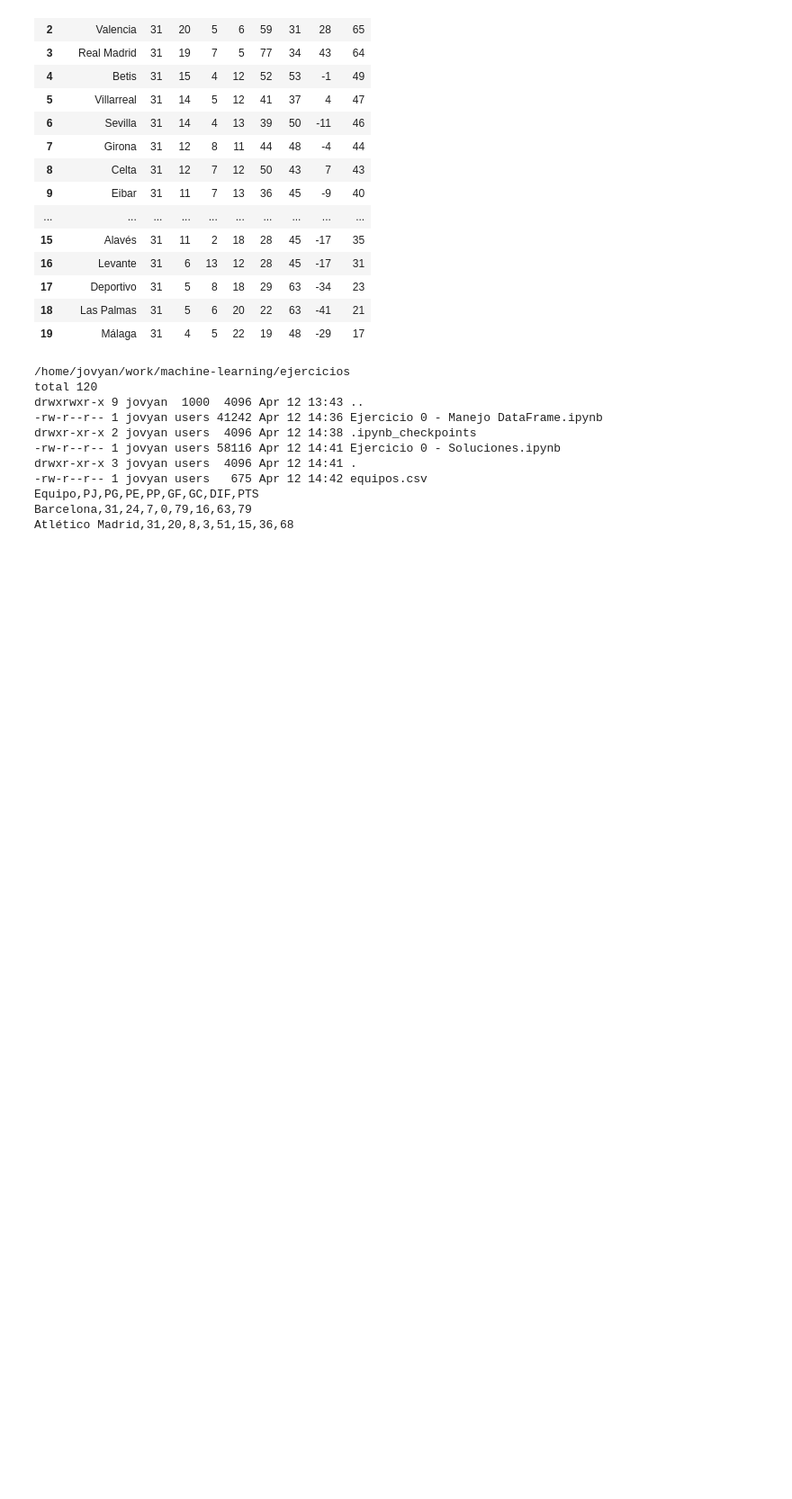
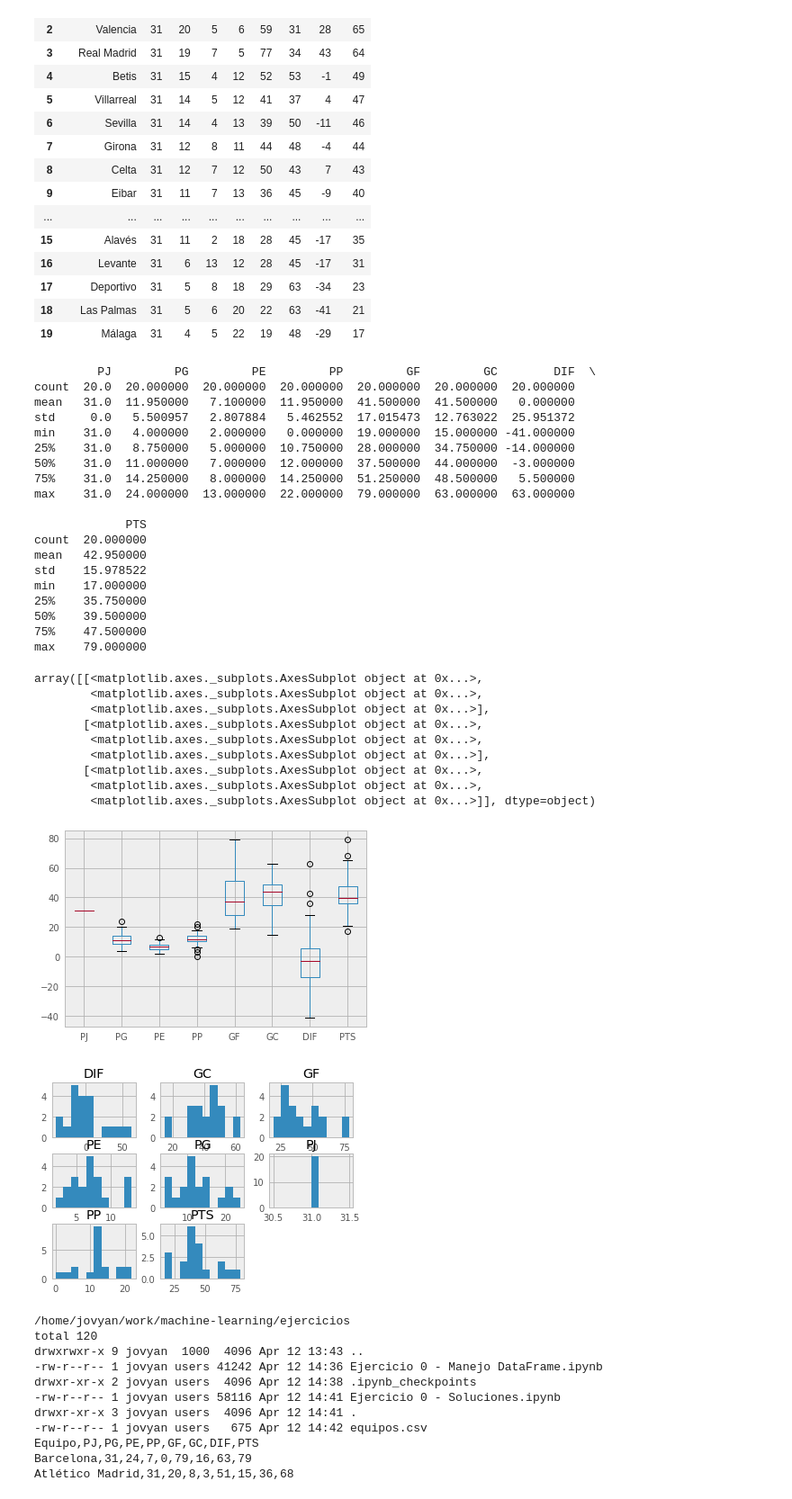
Before and after one commit to jaimevalero/python-machine-learning-book-2nd-edition, a Jupyter notebook: ejercicios/Ejercicio 0 - Manejo DataFrame.ipynb, the cells around one changed output. Shown at 90% size. Drawn from its saved outputs; the diff is of its cells as text; code cells hidden in the pictures; blank space fills up the shorter version.

Commit message:
Hist

```diff
--- a/ejercicios/Ejercicio 0 - Manejo DataFrame.ipynb
+++ b/ejercicios/Ejercicio 0 - Manejo DataFrame.ipynb
@@ -42,6 +42,44 @@ df
 | 17 | Deportivo | 31 | 5 | 8 | 18 | 29 | 63 | -34 | 23 |
 | 18 | Las Palmas | 31 | 5 | 6 | 20 | 22 | 63 | -41 | 21 |
 | 19 | Málaga | 31 | 4 | 5 | 22 | 19 | 48 | -29 | 17 |
+# %%
+print(df.describe())
+# Sacar las distribuciones de cada columna
+import matplotlib.pyplot as plt
+pd.options.display.mpl_style = 'default'
+df.boxplot()
+df.hist()
+# %% [output]
+         PJ         PG         PE         PP         GF         GC        DIF  \
+count  20.0  20.000000  20.000000  20.000000  20.000000  20.000000  20.000000
+mean   31.0  11.950000   7.100000  11.950000  41.500000  41.500000   0.000000
+std     0.0   5.500957   2.807884   5.462552  17.015473  12.763022  25.951372
+min    31.0   4.000000   2.000000   0.000000  19.000000  15.000000 -41.000000
+25%    31.0   8.750000   5.000000  10.750000  28.000000  34.750000 -14.000000
+50%    31.0  11.000000   7.000000  12.000000  37.500000  44.000000  -3.000000
+75%    31.0  14.250000   8.000000  14.250000  51.250000  48.500000   5.500000
+max    31.0  24.000000  13.000000  22.000000  79.000000  63.000000  63.000000
+
+             PTS
+count  20.000000
+mean   42.950000
+std    15.978522
+min    17.000000
+25%    35.750000
+50%    39.500000
+75%    47.500000
+max    79.000000
+array([[<matplotlib.axes._subplots.AxesSubplot object at 0x...>,
+        <matplotlib.axes._subplots.AxesSubplot object at 0x...>,
+        <matplotlib.axes._subplots.AxesSubplot object at 0x...>],
+       [<matplotlib.axes._subplots.AxesSubplot object at 0x...>,
+        <matplotlib.axes._subplots.AxesSubplot object at 0x...>,
+        <matplotlib.axes._subplots.AxesSubplot object at 0x...>],
+       [<matplotlib.axes._subplots.AxesSubplot object at 0x...>,
+        <matplotlib.axes._subplots.AxesSubplot object at 0x...>,
+        <matplotlib.axes._subplots.AxesSubplot object at 0x...>]], dtype=object)
+[figure, added]
+[figure, added]
 # %%
 # Guardar a fichero
 df.to_csv("datasets/equipos.csv", encoding='utf-8', index=False)
```
